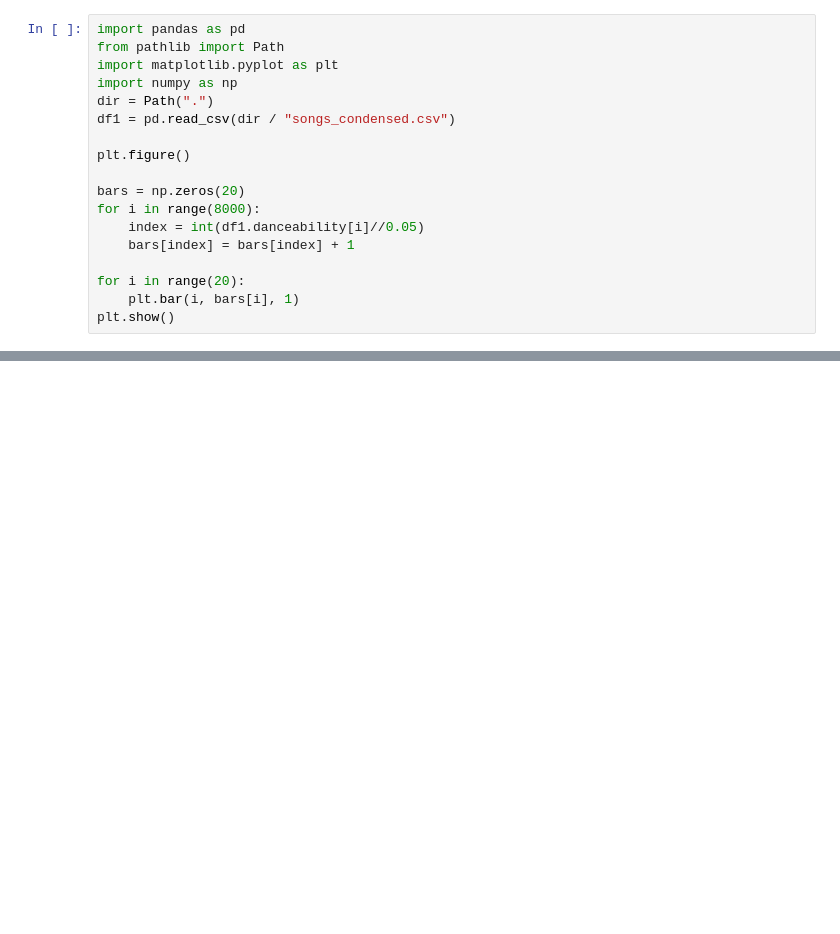
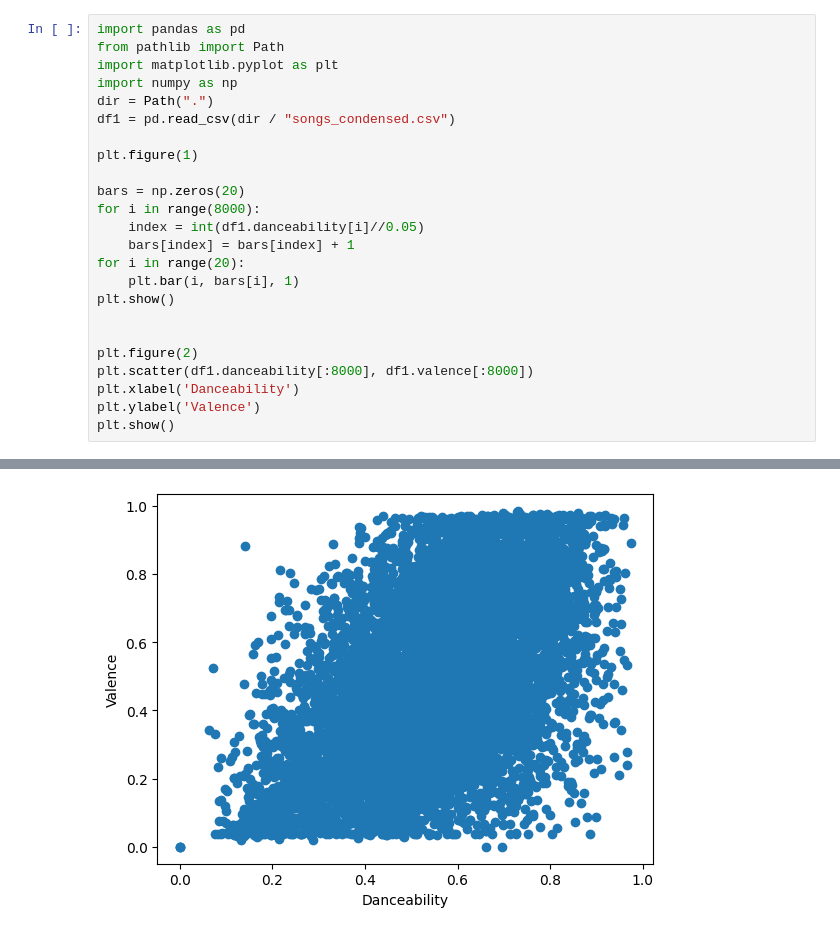
Before and after one commit to CharlesBai-blc/Lyra, a Jupyter notebook: src/data_processing/p02_plotting.ipynb, the cells around one changed output, grey strips where cells are left out. Cells and saved outputs as stored; diff of their text form; blank space fills up the shorter version.

```diff
--- a/src/data_processing/p02_plotting.ipynb
+++ b/src/data_processing/p02_plotting.ipynb
@@ -1,20 +1,27 @@
 # %%
 import pandas as pd
 from pathlib import Path
 import matplotlib.pyplot as plt
 import numpy as np
 dir = Path(".")
 df1 = pd.read_csv(dir / "songs_condensed.csv")
 
-plt.figure()
+plt.figure(1)
 
 bars = np.zeros(20)
 for i in range(8000):
     index = int(df1.danceability[i]//0.05)
     bars[index] = bars[index] + 1
-
 for i in range(20):
     plt.bar(i, bars[i], 1)
 plt.show()
+
+
+plt.figure(2)
+plt.scatter(df1.danceability[:8000], df1.valence[:8000])
+plt.xlabel('Danceability')
+plt.ylabel('Valence')
+plt.show()
 # %% [output]
 [figure]
+[figure, added]
```
Also changed, not shown: 2 other files.
